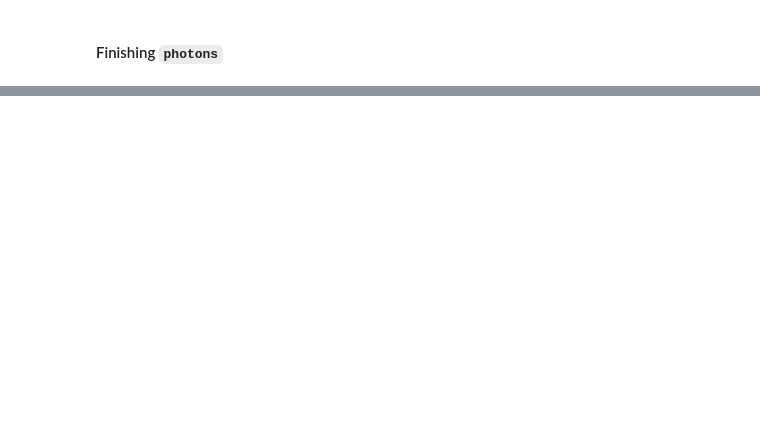
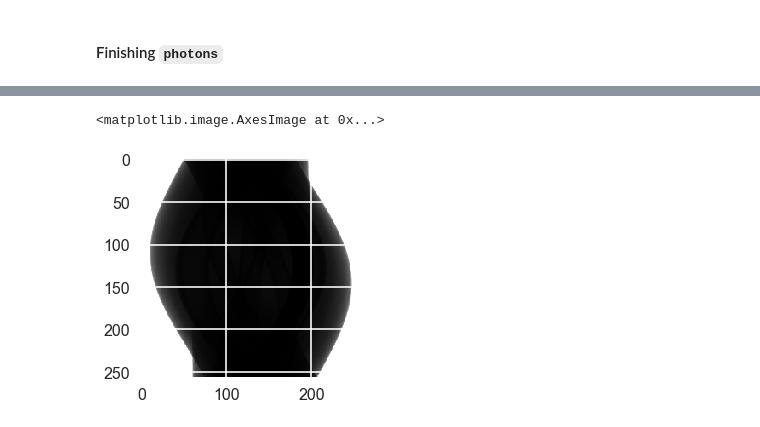
Before and after one commit to domkirkham/east-ct, a Jupyter notebook: Week1.ipynb, the cells around one changed output, grey strips where cells are left out. Drawn from its saved outputs; the diff is of its cells as text; code cells hidden in the pictures; blank space fills up the shorter version.

```diff
--- a/Week1.ipynb
+++ b/Week1.ipynb
@@ -55,0 +72,5 @@ ax2.set_yscale('log')
+# %%
+plt.imshow(sinogram, cmap="gray")
+# %% [output]
+<matplotlib.image.AxesImage at 0x...>
+[figure, added]
```
Also changed, not shown: parts of 10 cells of this notebook, 7 other files.
